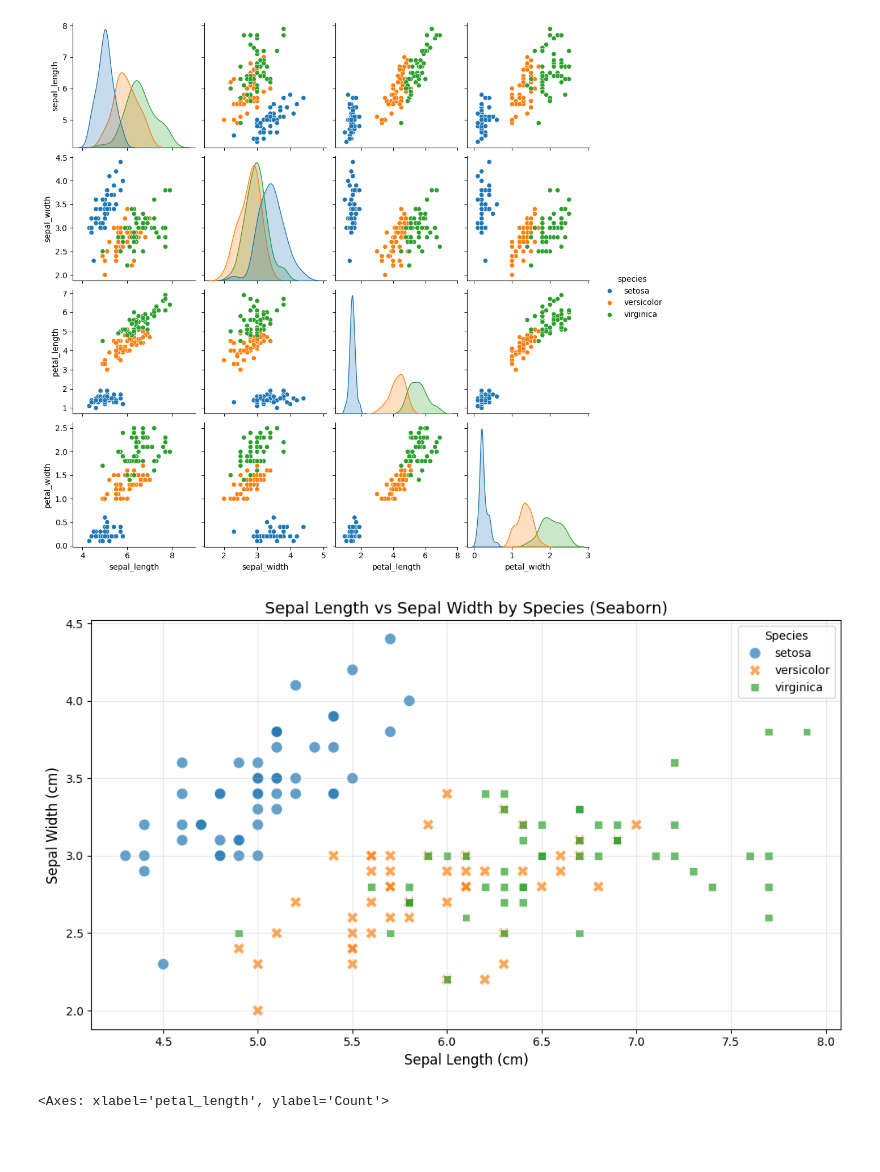
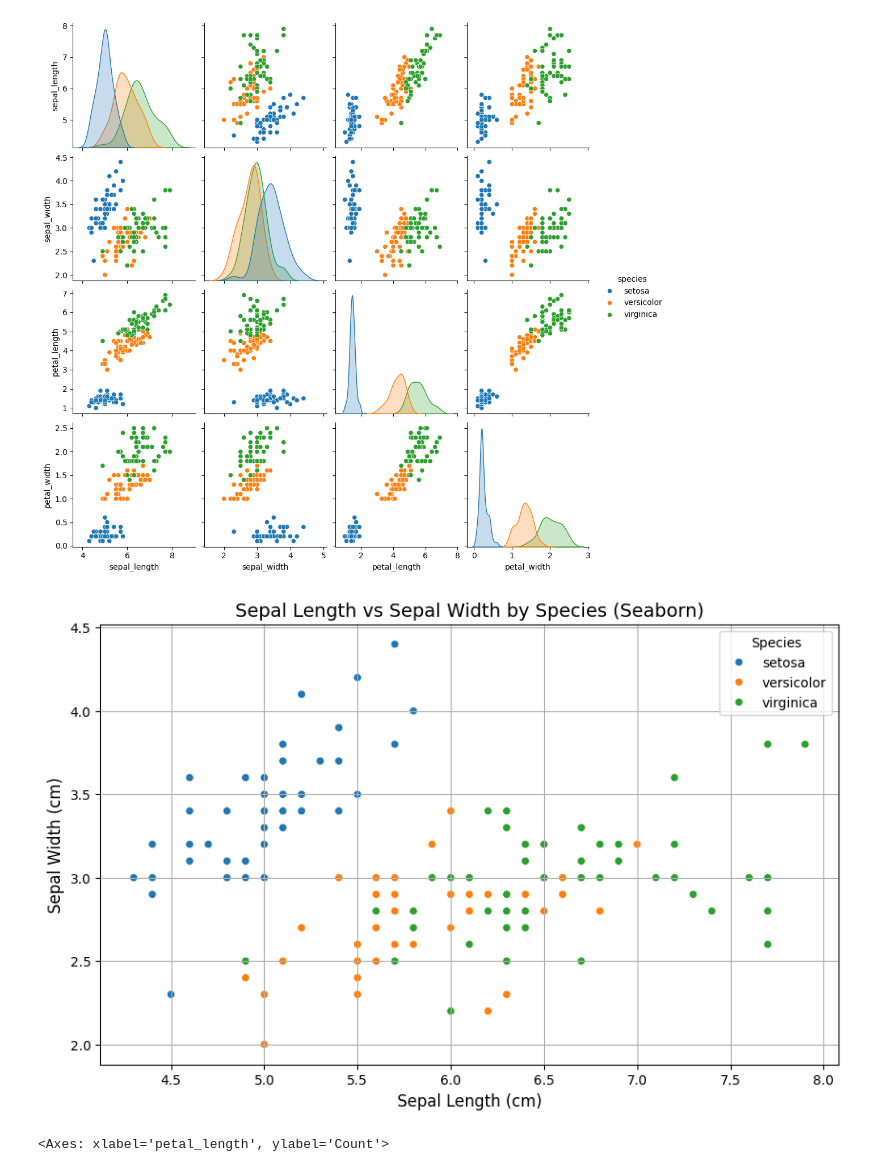
Before and after one commit to gracenaomi1122/my-first-repo, a Jupyter notebook: Batch2_EDA_Part1.ipynb, the cells around one changed output. Saved outputs shown, nothing was run; the diff lists cells and outputs as text; code cells hidden in the pictures; blank space fills up the shorter version.

```diff
--- a/Batch2_EDA_Part1.ipynb
+++ b/Batch2_EDA_Part1.ipynb
@@ -405,19 +416,18 @@ sns.pairplot(data=iris,
 # %%
 # Scatter plot using Seaborn
 plt.figure(figsize=(10, 6))
 
 sns.scatterplot(data=iris, x='sepal_length', y='sepal_width',
-                hue='species', style='species', s=100, alpha=0.7)
+                hue='species')
 
 plt.xlabel('Sepal Length (cm)', fontsize=12)
 plt.ylabel('Sepal Width (cm)', fontsize=12)
 plt.title('Sepal Length vs Sepal Width by Species (Seaborn)', fontsize=14)
 plt.legend(title='Species', fontsize=10)
-plt.grid(True, alpha=0.3)
-plt.tight_layout()
+plt.grid()
 plt.show()
 # %% [output]
-[figure, old version]
+[figure, new version]
 # %%
 # %% [output]
 <Axes: xlabel='petal_length', ylabel='Count'>
```
Also changed, not shown: parts of 15 cells of this notebook.
